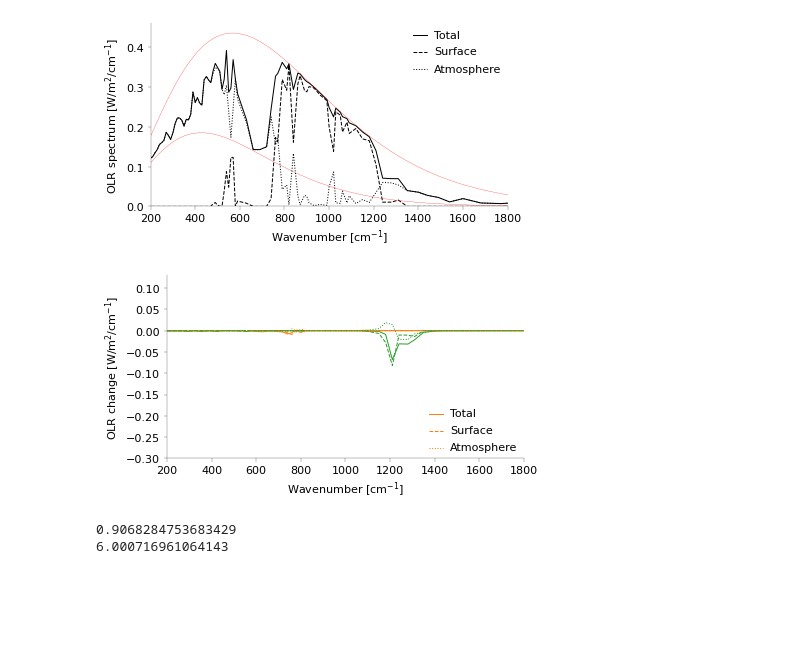
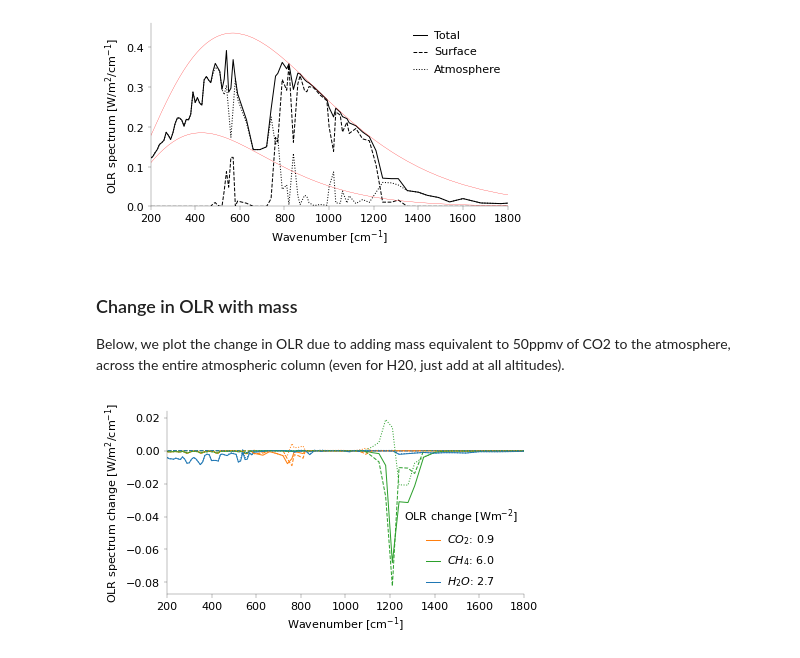
Before and after one commit to jduffield65/ClimateModel, a Jupyter notebook: coast_talk/real_gas.ipynb, the cells around one changed output. Drawn from its saved outputs; the diff is of its cells as text; code cells hidden in the pictures; blank space fills up the shorter version.

```diff
--- a/coast_talk/real_gas.ipynb
+++ b/coast_talk/real_gas.ipynb
@@ -295,20 +295,30 @@ anim.save(f'/Users/joshduffield/Desktop/{molecule_use}_spectra.mp4', writer='ffm
 # %%
 same_co2_ch4_mass = False  # set to True to do experiment with same initial mass of CO2 as methane
-q_funcs = {'co2': humidity.constant_q, 'ch4': humidity.constant_q, 'h2o': humidity.constant_rh}
+def const_rh_plus_const(p, rh=0.7, const_add=0, molecule='H2O', temp=temp_profile_use, h_upper=h_tropopause*1000):
+    q = humidity.constant_rh(p, temp, rh, h_upper, molecule)   # base constant humidity profile
+    q += humidity.humidity_from_ppmv(const_add, molecule)  # add the constant value throughout atmosphere
+    return q
+
+q_funcs = {'co2': humidity.constant_q, 'ch4': humidity.constant_q, 'h2o': const_rh_plus_const}
 if not same_co2_ch4_mass:
     # typical earth co2 and methane in current climate
-    q_args = {'co2': (370, 'CO2'), 'ch4': (1.75, 'CH4'), 'h2o': (temp_profile_use, 0.7, h_tropopause*1000, 'H2O')}
+    q_args = {'co2': (370, 'CO2'), 'ch4': (1.75, 'CH4'), 'h2o': (0.7, 0, 'H2O')}
 else:
     # same mass of co2 and methane in base climate
     q_args = {'co2': (humidity.molecules['CH4']['M']/humidity.molecules['CO2']['M'] * 1.75, 'CO2'),
-              'ch4': (1.75, 'CH4'), 'h2o': (temp_profile_use, 0.7, h_tropopause*1000, 'H2O')}
+              'ch4': (1.75, 'CH4'), 'h2o': (0.7, 0, 'H2O')}
 # %%
+show_change = False
 fig, ax = plt.subplots(1, 1)
 fig_resize_use(fig)
 for key in q_funcs:
     ax.plot(humidity.ppmv_from_humidity(
         q_funcs[key](atmos_base.p, *q_args[key]), key.upper()),
-        p_altitude_convert(p=atmos_base.p)/1000, label=label_molecule[key.lower()])
+        p_altitude_convert(p=atmos_base.p)/1000, label=label_molecule[key.lower()], color=colors_molecule[key])
+    if show_change:
+        ax.plot(humidity.ppmv_from_humidity(
+            q_funcs[key](atmos_base.p, *q_args_change[key+'_change'][key]), key.upper()),
+            p_altitude_convert(p=atmos_base.p)/1000, linestyle='--', color=colors_molecule[key])
 ax.set_ylim(0, 20)
 ax.set_xscale('log')
 ax.set_xlabel('Volume Mixing Ratio (ppmv)')
@@ -351,6 +365,9 @@ update_fontsize_use(fig)
 # savefig(fig)
 # %% [output]
 [figure]
+# %% [markdown]
+### Change in OLR with mass
+Below, we plot the change in OLR due to adding mass equivalent to 50ppmv of CO2 to the atmosphere, across the entire atmospheric column (even for H20, just add at all altitudes).
 # %%
 # Look at effect of adding mass eqv to 5ppmv of CO2 and methane, what is the total effect?
 co2_warm_change = 50
@@ -359,6 +376,8 @@ q_args_change['co2_change'] = {key: q_args[key] for key in ['h2o', 'ch4']}
 q_args_change['co2_change']['co2'] = (370+co2_warm_change, 'CO2')
 q_args_change['ch4_change'] = {key: q_args[key] for key in ['h2o', 'co2']}
 q_args_change['ch4_change']['ch4'] = (1.75+eqv_ppmv('ch4', co2_warm_change), 'CH4')
+q_args_change['h2o_change'] = {key: q_args[key] for key in ['ch4', 'co2']}
+q_args_change['h2o_change']['h2o'] = (0.7, eqv_ppmv('h2o', co2_warm_change), 'H2O')
 
 for key2 in q_args_change:
     olr_breakdown_earth[key2] = {key: np.zeros(n_bands) for key in ['all', 'surface', 'atmos']}
@@ -373,26 +396,24 @@ for key2 in q_args_change:
 # %%
 fig, ax = plt.subplots(1, 1)
 fig_resize_use(fig)
 for key in olr_breakdown_earth[3]:
-    ax.plot(atmos_base.nu_bands['centre'], olr_breakdown_earth['co2_change'][key] - olr_breakdown_earth[3][key], color=colors_molecule['co2'],
-            linestyle=linestyle_olr[key], label=label_olr[key])
-    ax.plot(atmos_base.nu_bands['centre'], olr_breakdown_earth['ch4_change'][key] - olr_breakdown_earth[3][key], color=colors_molecule['ch4'],
-            linestyle=linestyle_olr[key])
+    for key2 in q_args_change:
+        ax.plot(atmos_base.nu_bands['centre'], olr_breakdown_earth[key2][key] - olr_breakdown_earth[3][key], color=colors_molecule[key2.replace('_change','')],
+                linestyle=linestyle_olr[key], label=f"{label_molecule[key2.replace('_change','')]}: {olr_change_area_diff[key2]:.1f}" if key=='all' else None)
+    # ax.plot(atmos_base.nu_bands['centre'], olr_breakdown_earth['ch4_change'][key] - olr_breakdown_earth[3][key], color=colors_molecule['ch4'],
+    #         linestyle=linestyle_olr[key])
+    # ax.plot(atmos_base.nu_bands['centre'], olr_breakdown_earth['h2o_change'][key] - olr_breakdown_earth[3][key], color=colors_molecule['h2o'],
+    #         linestyle=linestyle_olr[key])
 update_linewidth_use(fig)
 # ax.plot(atmos_base.nu_bands['centre'], spectrum_surface, color='r', lw=ax_linewidth)
 # ax.plot(atmos_base.nu_bands['centre'], spectrum_tropopause, color='r', lw=ax_linewidth)
+# ax.set_yscale('log')
 ax.set_xlim(ax_lim_spectrum)
-ax.set_ylim(-0.3, 0.13)
+# ax.set_ylim(-0.3, 0.13)
 ax.set_xlabel('Wavenumber [cm$^{-1}$]')
-ax.set_ylabel('OLR change [W/m$^2$/cm$^{-1}$]')
-add_legend(ax, loc='lower right')
+ax.set_ylabel('OLR spectrum change [W/m$^2$/cm$^{-1}$]')
+add_legend(ax, loc='lower right', title='OLR change [Wm$^{-2}$]')
 update_fontsize_use(fig)
-savefig(fig)
+# savefig(fig)
 # %% [output]
-[figure, old version]
+[figure, new version]
-# %%
-print(get_olr_area(atmos_base, olr_breakdown_earth[3]['all']) - get_olr_area(atmos_base, olr_breakdown_earth['co2_change']['all']))
-print(get_olr_area(atmos_base, olr_breakdown_earth[3]['all']) - get_olr_area(atmos_base, olr_breakdown_earth['ch4_change']['all']))
-# %% [output]
-0.9068284753683429
-6.000716961064143
```
Also changed, not shown: parts of 12 cells of this notebook, 1 other file.
